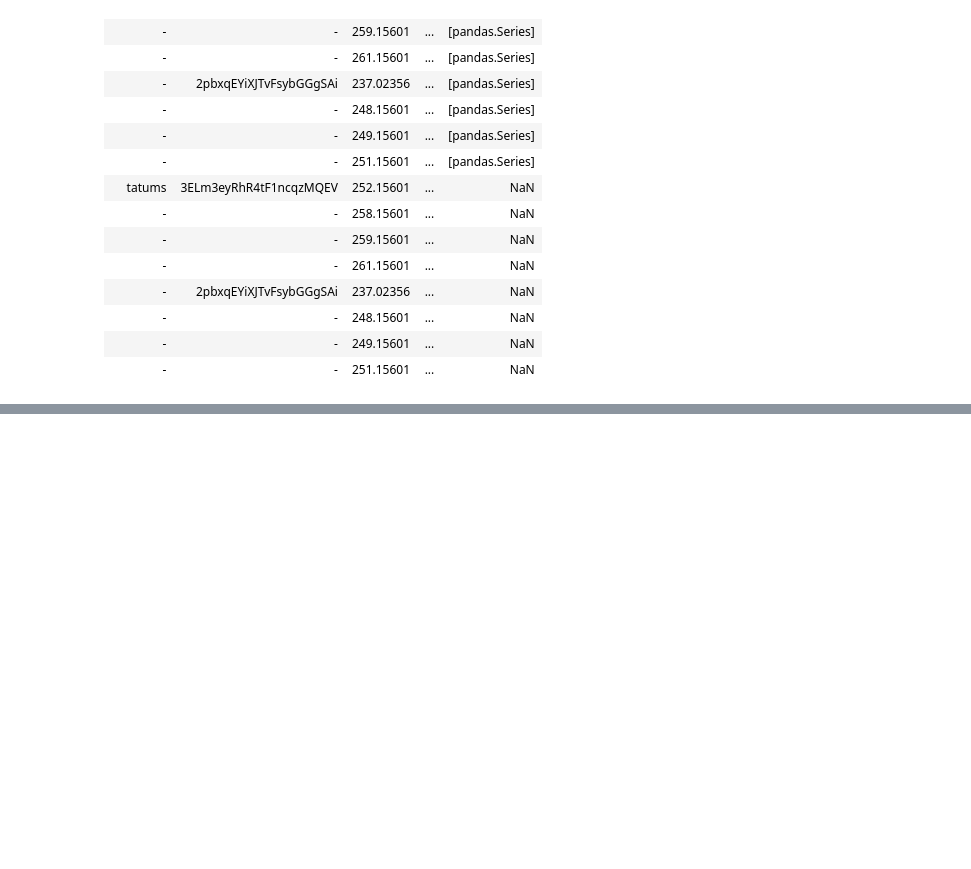
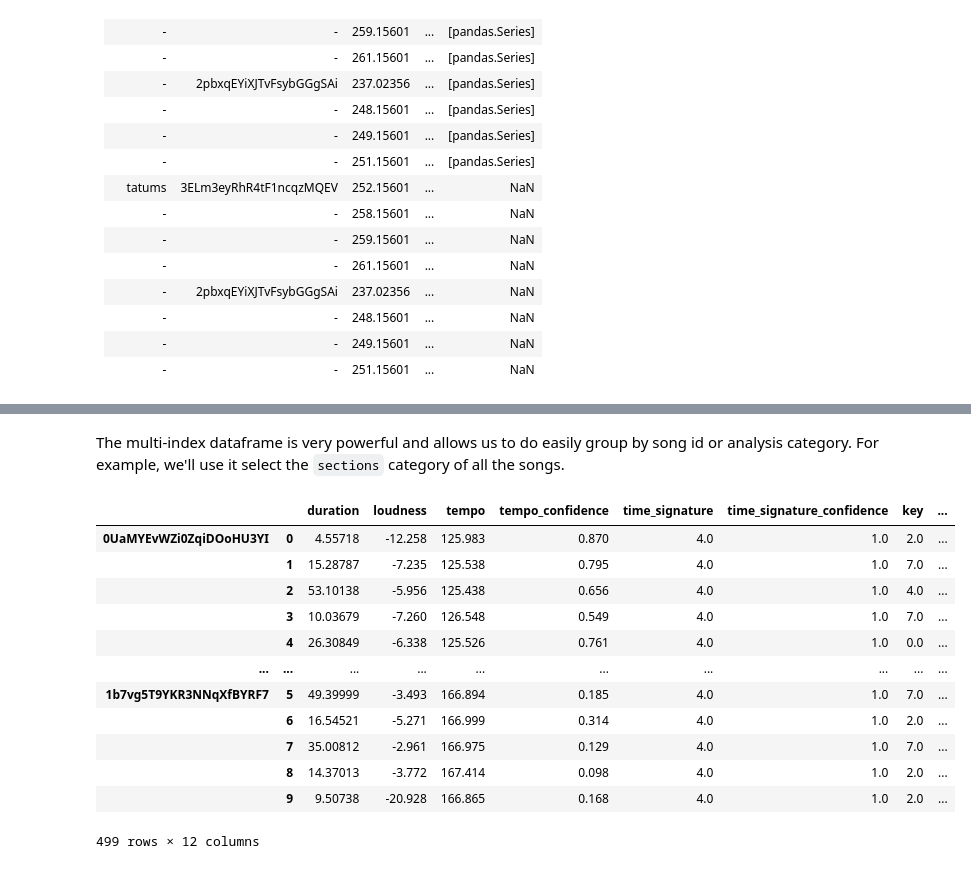
Before and after one commit to evanhuang117/spotify_million, a Jupyter notebook: playlist_predict.ipynb, the cells around one changed output, grey strips where cells are left out. Saved outputs shown, nothing was run; the diff lists cells and outputs as text; code cells hidden in the pictures; blank space fills up the shorter version.

Commit message:
documented querying the pandas dataframe

```diff
--- a/playlist_predict.ipynb
+++ b/playlist_predict.ipynb
@@ -275,0 +350,3 @@ We can query the table by using `pandas.groupby()`
+# %%
+playlist_analysis = processAnalyses(playlist, sp)
+playlist_analysis
@@ -275,0 +384,24 @@ We can query the table by using `pandas.groupby()`
+# %% [markdown]
+The multi-index dataframe is very powerful and allows us to do easily group by song id or analysis category.
+For example, we'll use it select the `sections` category of all the songs.
+# %%
+# access just the sections category of our song analysis
+sections = playlist_analysis.loc['sections']
+
+# drop the empty columns
+sections = sections.dropna(axis=1,how='all')
+sections
+# %% [output]
+|  |  | duration | loudness | tempo | tempo_confidence | time_signature | time_signature_confidence | key | ... |
+| 0UaMYEvWZi0ZqiDOoHU3YI | 0 | 4.55718 | -12.258 | 125.983 | 0.870 | 4.0 | 1.0 | 2.0 | ... |
+|  | 1 | 15.28787 | -7.235 | 125.538 | 0.795 | 4.0 | 1.0 | 7.0 | ... |
+|  | 2 | 53.10138 | -5.956 | 125.438 | 0.656 | 4.0 | 1.0 | 4.0 | ... |
+|  | 3 | 10.03679 | -7.260 | 126.548 | 0.549 | 4.0 | 1.0 | 7.0 | ... |
+|  | 4 | 26.30849 | -6.338 | 125.526 | 0.761 | 4.0 | 1.0 | 0.0 | ... |
+| ... | ... | ... | ... | ... | ... | ... | ... | ... | ... |
+| 1b7vg5T9YKR3NNqXfBYRF7 | 5 | 49.39999 | -3.493 | 166.894 | 0.185 | 4.0 | 1.0 | 7.0 | ... |
+|  | 6 | 16.54521 | -5.271 | 166.999 | 0.314 | 4.0 | 1.0 | 2.0 | ... |
+|  | 7 | 35.00812 | -2.961 | 166.975 | 0.129 | 4.0 | 1.0 | 7.0 | ... |
+|  | 8 | 14.37013 | -3.772 | 167.414 | 0.098 | 4.0 | 1.0 | 2.0 | ... |
+|  | 9 | 9.50738 | -20.928 | 166.865 | 0.168 | 4.0 | 1.0 | 2.0 | ... |
+499 rows × 12 columns
```
Also changed, not shown: parts of 14 cells of this notebook.
